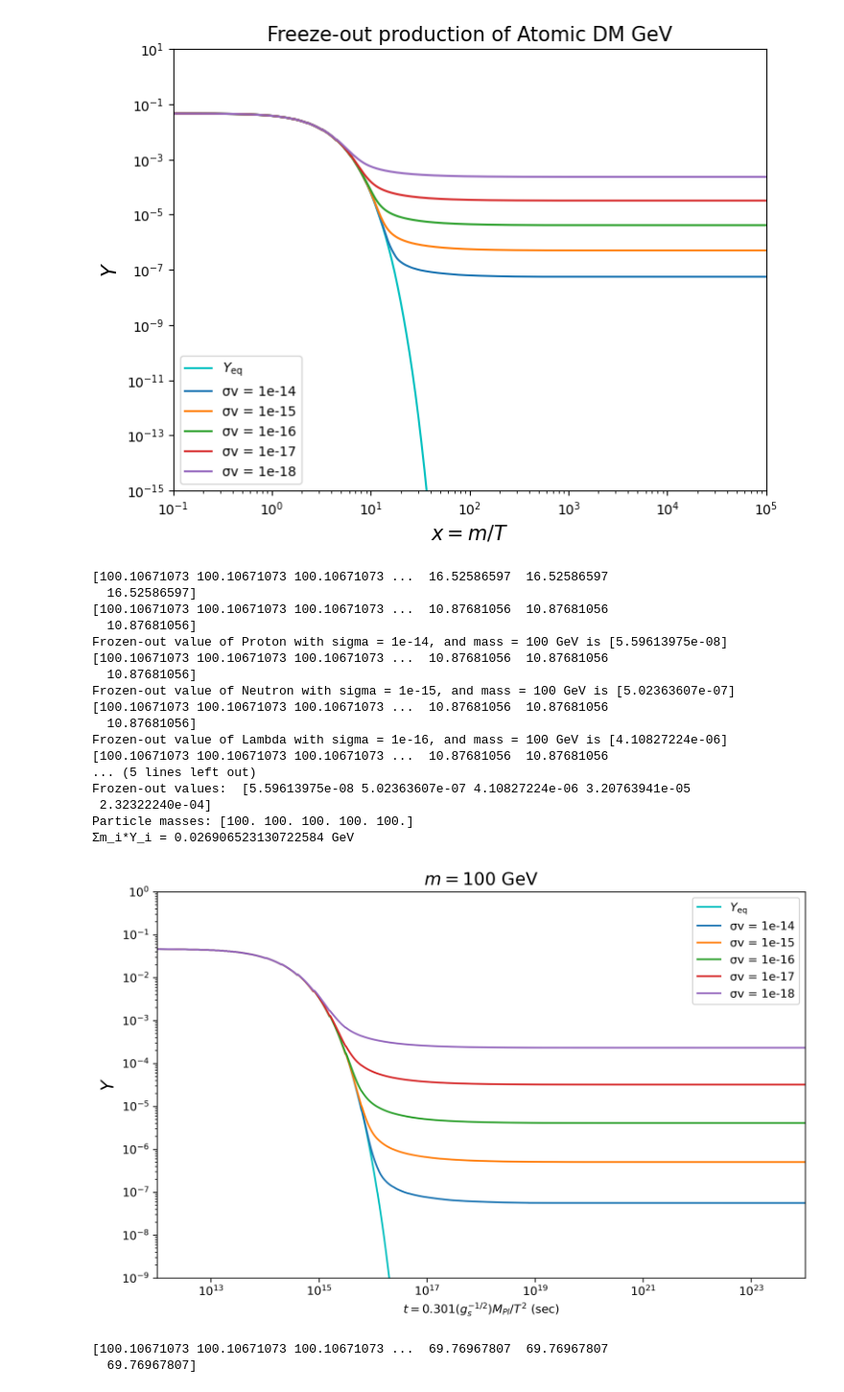
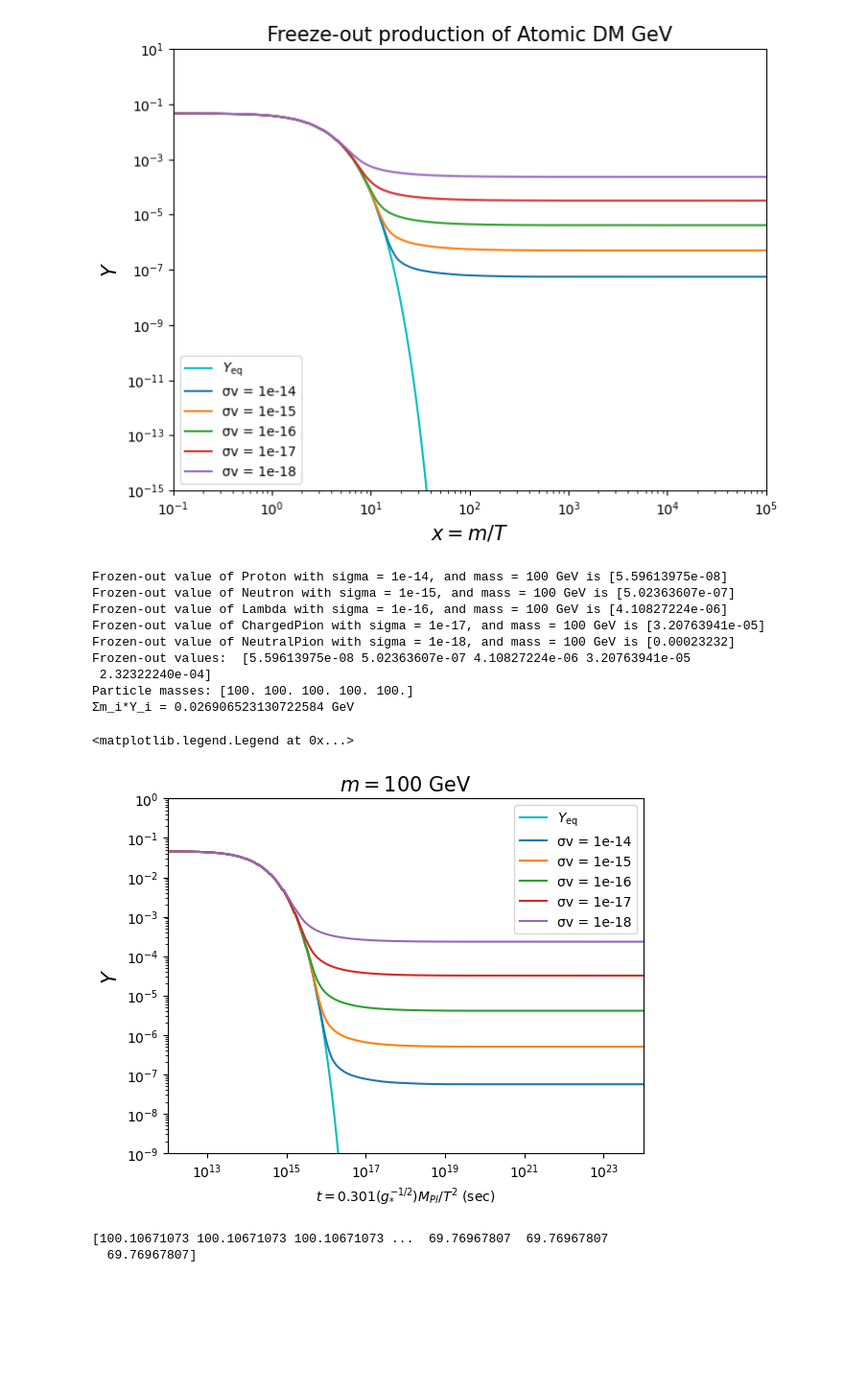
Before and after one commit to IgalPress/Thesis, a Jupyter notebook: FreezeOutCode.ipynb, the cells around one changed output. Shown at 96% size. Drawn from its saved outputs; the diff is of its cells as text; code cells hidden in the pictures; blank space fills up the shorter version.

```diff
--- a/FreezeOutCode.ipynb
+++ b/FreezeOutCode.ipynb
@@ -595,9 +594,9 @@ Particle masses: [100. 100. 100. 100. 100.]
 <matplotlib.legend.Legend at 0x...>
 [figure]
 # %%
-"""
-plt.rcParams['figure.dpi'] = 300
-plt.figure(figsize=(10, 6))
+
+#plt.rcParams['figure.dpi'] = 300
+#plt.figure(figsize=(10, 6))
 
 x=np.logspace(np.log10(1e-8),np.log10(100000),10000)
 xx=np.logspace(np.log10(1e-8),np.log10(1000),10000)
@@ -616,47 +615,39 @@ for particle in particles:
     Y=integrate.odeint(dYdx,Y_EQ(x[0], particle), x, args=(particle,))
 
     time_axis = time(x, particle)
 
     print(f'Frozen-out value of {particle} with sigma = {cross_section}, and mass = {mass} GeV is {Y[-1]}')
 
     plt.loglog(time_axis,Y,label=f'σv = {cross_section}')
 
     FreezeOutNumber = np.append(FreezeOutNumber,Y[-1])
     masses = np.append(masses, mass)
 
 print('Frozen-out values: ', FreezeOutNumber)
 print(f'Particle masses: {masses}')
 print(f'Σm_i*Y_i = {np.sum(np.multiply(masses,FreezeOutNumber))} GeV')
 
 
 plt.ylim(1E-9,1)
 plt.xlim(1e12,1e24)
-plt.xlabel('$t = 0.301(g_s^{-1/2})M_{Pl}/T^{2}$ (sec)')
+plt.xlabel('$t = 0.301(g_{*}^{-1/2})M_{Pl}/T^{2}$ (sec)')
 plt.ylabel('$Y$', size= 15)
 plt.title('$m = 100$ GeV', size = 15)
 plt.legend()
 
-plt.savefig('ParticlesTime.png')
-"""
+#plt.savefig('ParticlesTime.png')
 # %% [output]
-[100.10671073 100.10671073 100.10671073 ...  16.52586597  16.52586597
-  16.52586597]
-[100.10671073 100.10671073 100.10671073 ...  10.87681056  10.87681056
-  10.87681056]
 Frozen-out value of Proton with sigma = 1e-14, and mass = 100 GeV is [5.59613975e-08]
-[100.10671073 100.10671073 100.10671073 ...  10.87681056  10.87681056
-  10.87681056]
 Frozen-out value of Neutron with sigma = 1e-15, and mass = 100 GeV is [5.02363607e-07]
-[100.10671073 100.10671073 100.10671073 ...  10.87681056  10.87681056
-  10.87681056]
 Frozen-out value of Lambda with sigma = 1e-16, and mass = 100 GeV is [4.10827224e-06]
-[100.10671073 100.10671073 100.10671073 ...  10.87681056  10.87681056
-... (5 lines left out)
+Frozen-out value of ChargedPion with sigma = 1e-17, and mass = 100 GeV is [3.20763941e-05]
+Frozen-out value of NeutralPion with sigma = 1e-18, and mass = 100 GeV is [0.00023232]
 Frozen-out values:  [5.59613975e-08 5.02363607e-07 4.10827224e-06 3.20763941e-05
  2.32322240e-04]
 Particle masses: [100. 100. 100. 100. 100.]
 Σm_i*Y_i = 0.026906523130722584 GeV
+<matplotlib.legend.Legend at 0x...>
-[figure, old version]
+[figure, new version]
 # %%
 # %% [output]
 [100.10671073 100.10671073 100.10671073 ...  69.76967807  69.76967807
```
Also changed, not shown: parts of 1 cell of this notebook, 1 other file.
